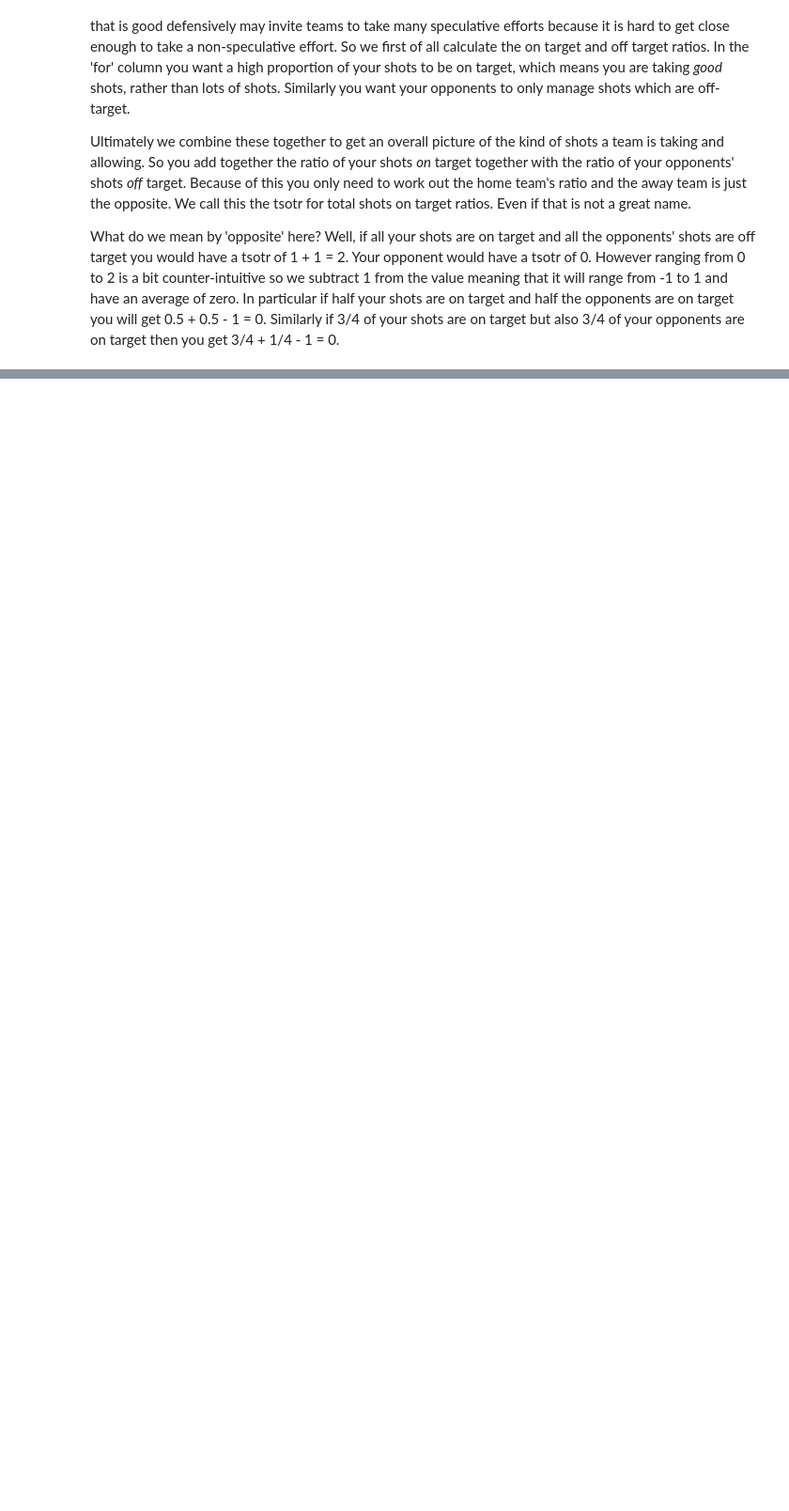
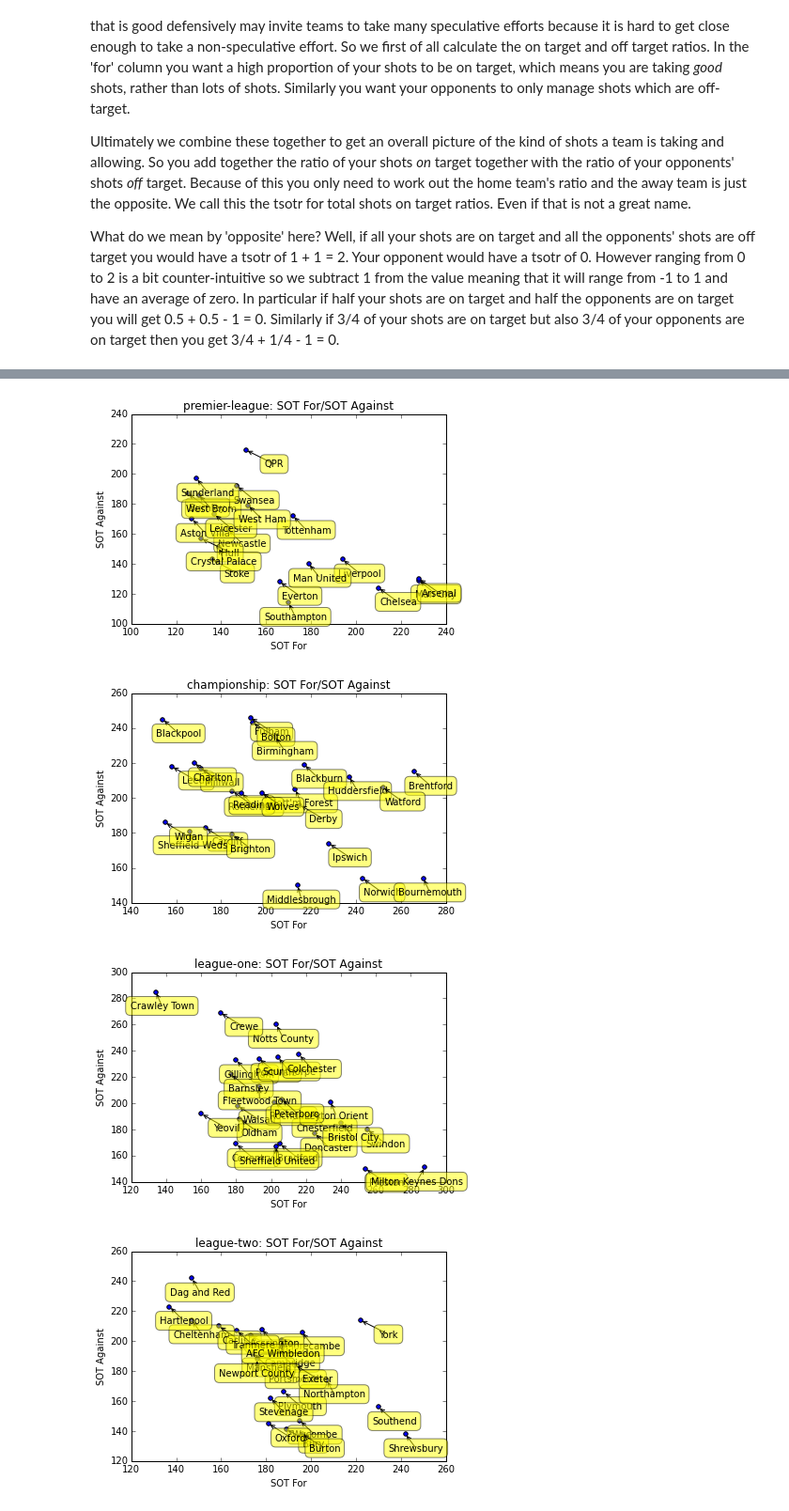
Before and after one commit to allanderek/football-analysis, a Jupyter notebook: LeagueAnalysis.ipynb, the cells around one changed output, grey strips where cells are left out. Shown at 94% size. Drawn from its saved outputs; the diff is of its cells as text; code cells hidden in the pictures; blank space fills up the shorter version.

```diff
--- a/LeagueAnalysis.ipynb
+++ b/LeagueAnalysis.ipynb
@@ -188,0 +269,7 @@ for league in leagues:
+# %%
+graph_leagues('SOT For', 'SOT Against')
+# %% [output]
+[figure, added]
+[figure, added]
+[figure, added]
+[figure, added]
```
Also changed, not shown: parts of 25 cells of this notebook.
